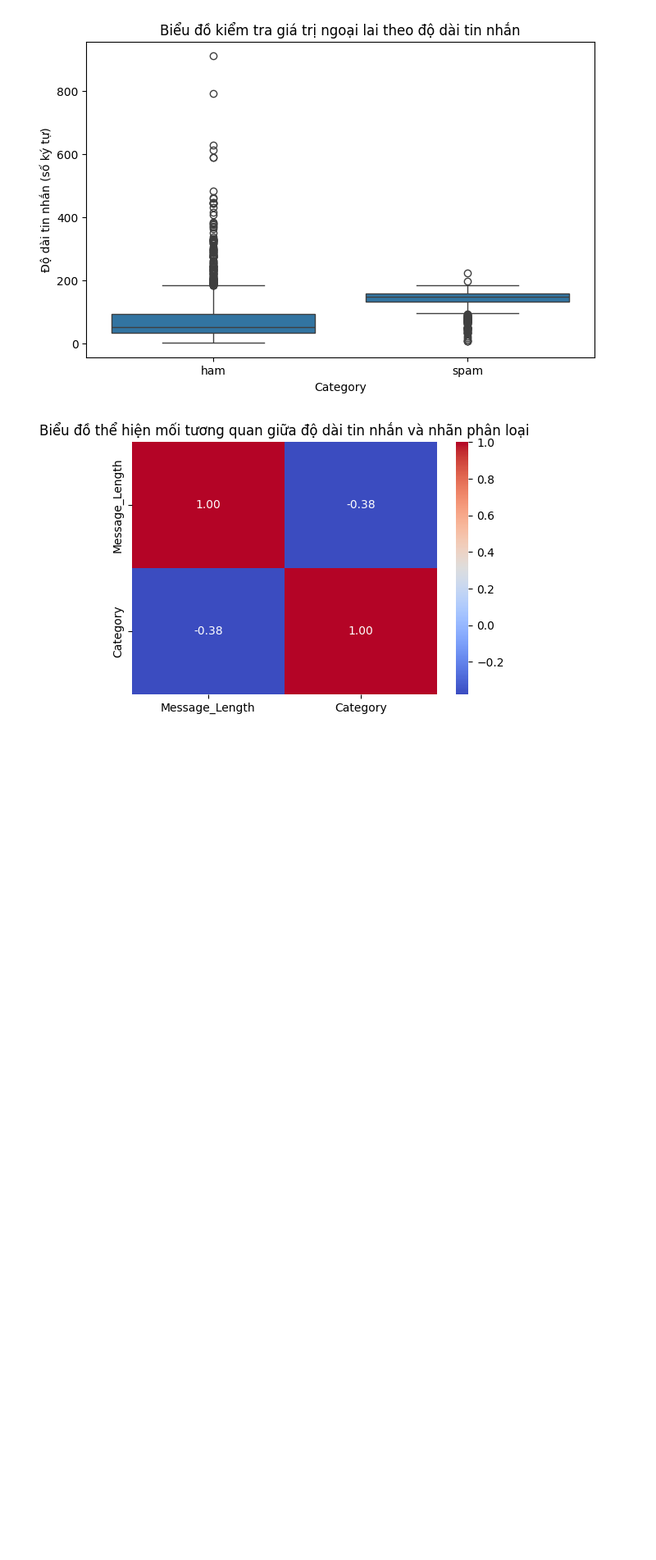
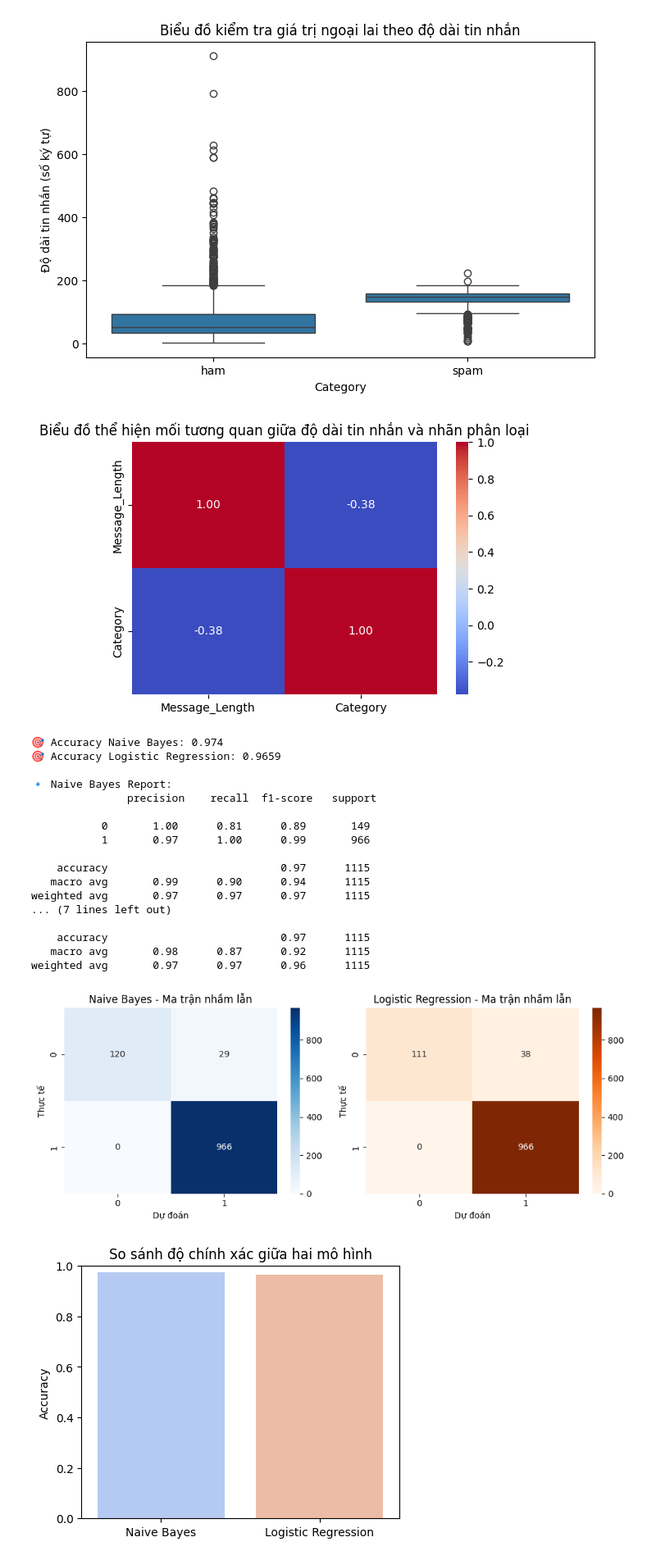
Before and after one commit to DoQuynh24/email-spam-classification, a Jupyter notebook: code_email.ipynb, the cells around one changed output. Shown at 82% size. Drawn from its saved outputs; the diff is of its cells as text; code cells hidden in the pictures; blank space fills up the shorter version.

```diff
--- a/code_email.ipynb
+++ b/code_email.ipynb
@@ -406,3 +406,74 @@ plt.title("Biểu đồ thể hiện mối tương quan giữa độ dài tin nh
 plt.show()
 # %% [output]
 [figure]
+# %%
+import pickle
+from sklearn.metrics import accuracy_score, classification_report, confusion_matrix
+import seaborn as sns
+import matplotlib.pyplot as plt
+
+# --- 1. Load mô hình và vectorizer ---
+model_nb = pickle.load(open("model_naive_bayes.pkl", "rb"))
+model_lr = pickle.load(open("logistic_regression.pkl", "rb"))
+vectorizer = pickle.load(open("tfidf_vectorizer.pkl", "rb"))
+
+# --- 2. Dự đoán trên tập test ---
+y_pred_nb = model_nb.predict(X_test_features)
+y_pred_lr = model_lr.predict(X_test_features)
+
+# --- 3. So sánh accuracy ---
+acc_nb = accuracy_score(y_test, y_pred_nb)
+acc_lr = accuracy_score(y_test, y_pred_lr)
+
+print("🎯 Accuracy Naive Bayes:", round(acc_nb, 4))
+print("🎯 Accuracy Logistic Regression:", round(acc_lr, 4))
+
+# --- 4. Báo cáo chi tiết ---
+print("\n🔹 Naive Bayes Report:\n", classification_report(y_test, y_pred_nb))
+print("\n🔹 Logistic Regression Report:\n", classification_report(y_test, y_pred_lr))
+
+# --- 5. Biểu đồ ma trận nhầm lẫn ---
+plt.figure(figsize=(10, 4))
+
+plt.subplot(1, 2, 1)
+sns.heatmap(confusion_matrix(y_test, y_pred_nb), annot=True, fmt='d', cmap='Blues')
+plt.title('Naive Bayes - Ma trận nhầm lẫn')
+plt.xlabel('Dự đoán')
+plt.ylabel('Thực tế')
+
+plt.subplot(1, 2, 2)
+sns.heatmap(confusion_matrix(y_test, y_pred_lr), annot=True, fmt='d', cmap='Oranges')
+plt.title('Logistic Regression - Ma trận nhầm lẫn')
+plt.xlabel('Dự đoán')
+plt.ylabel('Thực tế')
+
+plt.tight_layout()
+plt.show()
+
+# --- 6. Biểu đồ cột so sánh Accuracy ---
+plt.figure(figsize=(5, 4))
+sns.barplot(x=["Naive Bayes", "Logistic Regression"], y=[acc_nb, acc_lr], palette="coolwarm")
+plt.title("So sánh độ chính xác giữa hai mô hình")
+plt.ylabel("Accuracy")
+plt.ylim(0, 1)
+plt.show()
+# %% [output]
+🎯 Accuracy Naive Bayes: 0.974
+🎯 Accuracy Logistic Regression: 0.9659
+
+🔹 Naive Bayes Report:
+               precision    recall  f1-score   support
+
+           0       1.00      0.81      0.89       149
+           1       0.97      1.00      0.99       966
+
+    accuracy                           0.97      1115
+   macro avg       0.99      0.90      0.94      1115
+weighted avg       0.97      0.97      0.97      1115
+... (7 lines left out)
+
+    accuracy                           0.97      1115
+   macro avg       0.98      0.87      0.92      1115
+weighted avg       0.97      0.97      0.96      1115
+[figure, added]
+[figure, added]
```
Also changed, not shown: 1 other file.
